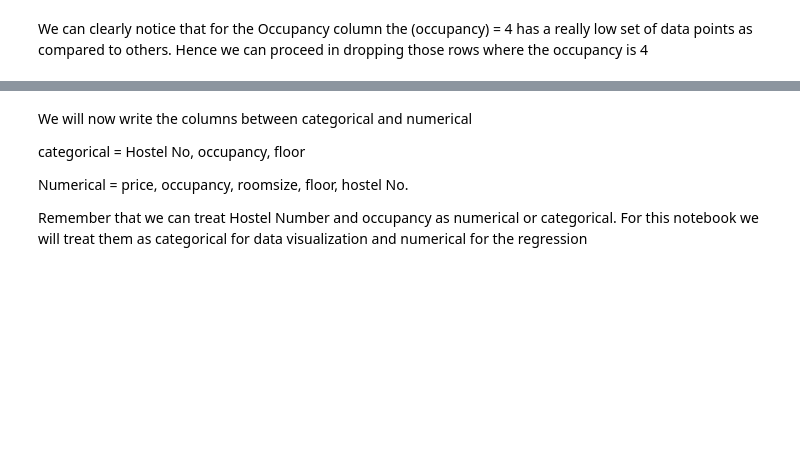
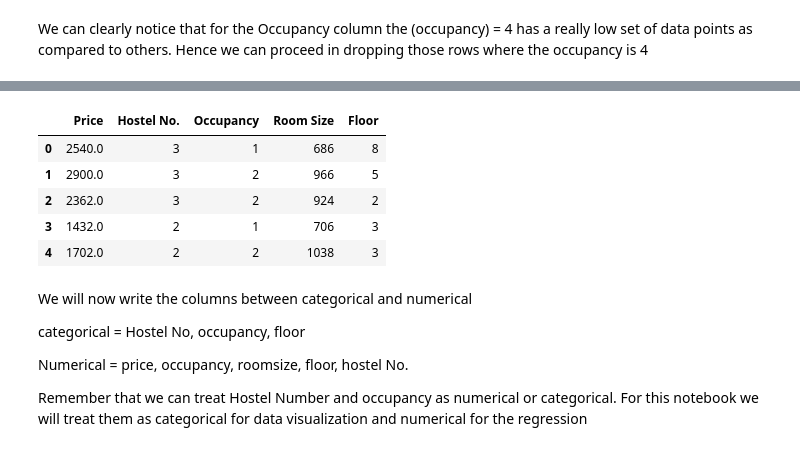
Before and after one commit to wncc/helloFOSS-21-Intro-to-ML, a Jupyter notebook: Linear_Regression_Task2_20b030018.ipynb, the cells around one changed output, grey strips where cells are left out. Cells and saved outputs as stored; diff of their text form; code cells hidden in the pictures; blank space fills up the shorter version.

```diff
--- a/Linear_Regression_Task2_20b030018.ipynb
+++ b/Linear_Regression_Task2_20b030018.ipynb
@@ -104,3 +112,12 @@ df.head()
+# %%
+df.head()
+# %% [output]
+|  | Price | Hostel No. | Occupancy | Room Size | Floor |
+| 0 | 2540.0 | 3 | 1 | 686 | 8 |
+| 1 | 2900.0 | 3 | 2 | 966 | 5 |
+| 2 | 2362.0 | 3 | 2 | 924 | 2 |
+| 3 | 1432.0 | 2 | 1 | 706 | 3 |
+| 4 | 1702.0 | 2 | 2 | 1038 | 3 |
 # %% [markdown]
 We will now write the columns between categorical and numerical
 
```
Also changed, not shown: parts of 17 cells of this notebook.
